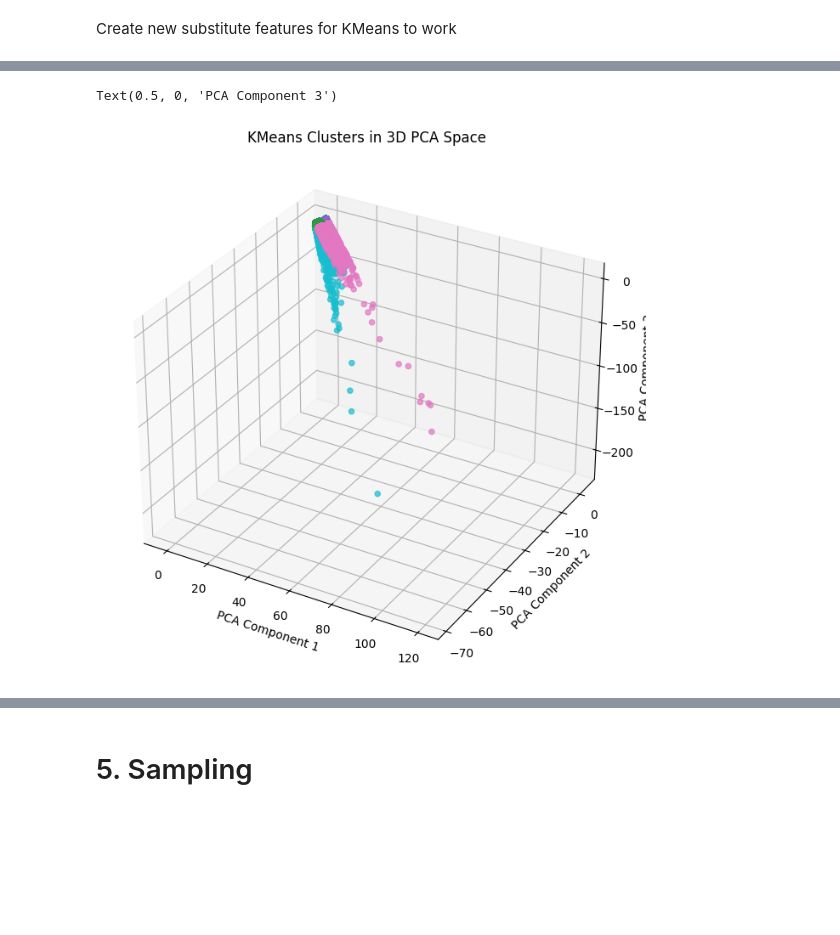
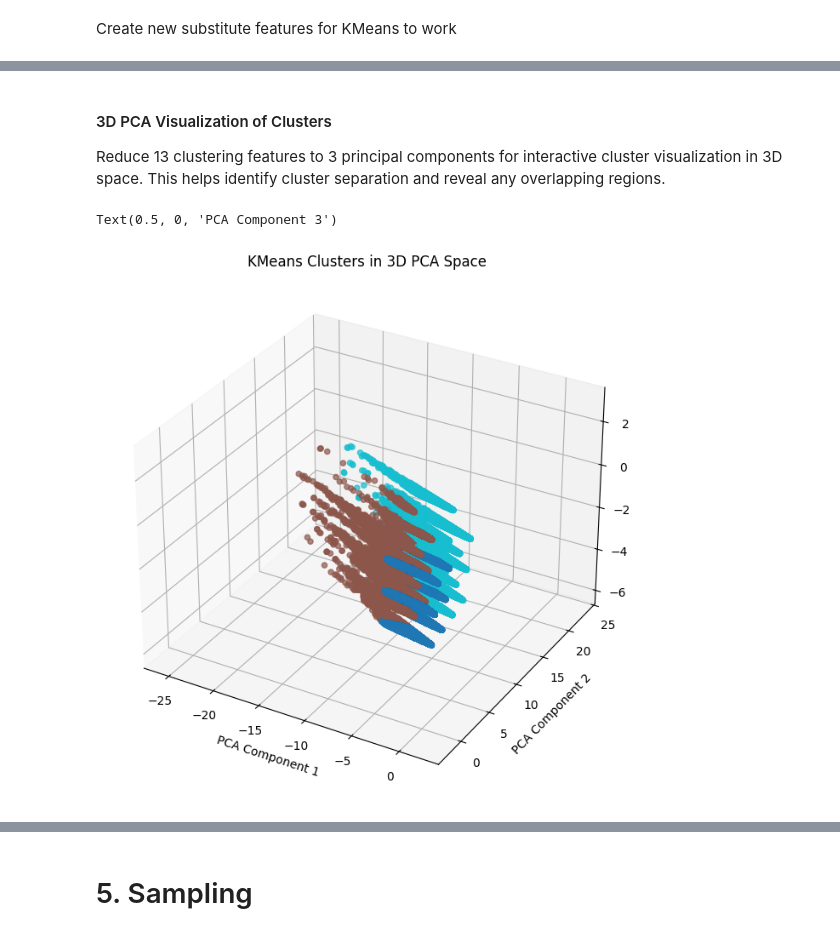
Before and after one commit to Sana-Shikalgar/amazon-review-nlp, a Jupyter notebook: notebook/03_clustering_sampling.ipynb, the cells around one changed output, grey strips where cells are left out. Cells and saved outputs as stored; diff of their text form; code cells hidden in the pictures; blank space fills up the shorter version.

```diff
--- a/notebook/03_clustering_sampling.ipynb
+++ b/notebook/03_clustering_sampling.ipynb
@@ -87,0 +98,28 @@ else:
+# %%
+if "image_bucket" in df.columns:
+    # Print the current dtype and values to diagnose
+    print(f"Current dtype of 'image_bucket': {df['image_bucket'].dtype}")
+    print(f"Unique values: {df['image_bucket'].unique()}")
+
+    # Define the mapping
+    image_bucket_map = {
+        '0 images': 0,
+        '1 image': 1,
+        '2 images': 2,
+        '3+ images': 3
+    }
+
+    # Convert categorical to string first
+    df['image_bucket'] = df['image_bucket'].astype(str).map(image_bucket_map)
+
+    # Check for NaNs in all clustering features
+    nan_counts = df[FEATURES_FOR_CLUSTERING].isna().sum()
+    if nan_counts.sum() > 0:
+        print(f"\nNaN counts by feature:")
+        print(nan_counts[nan_counts > 0])
+
+    print("✓ 'image_bucket' successfully mapped to numeric values for clustering.")
+    print("  Mapping: '0 images'→0, '1 image'→1, '2 images'→2, '3+ images'→3")
+    print(f"\nValue counts after mapping:\n{df['image_bucket'].value_counts().sort_index()}")
+else:
+    print("⚠️ 'image_bucket' column not found in dataset")
@@ -97,7 +163,8 @@ Create new substitute features for KMeans to work
 # %%
 features = FEATURES_FOR_CLUSTERING
 
-X = df_kmeans[features].copy()
-print(f"Dataframe for clustering: \n{X.head(2)}")
+df_kmeans = df[features].copy()
+print("Dataframe for clustering:")
+df_kmeans.head(2)
 # %% [output]
 Dataframe for clustering:
@@ -111,4 +174,4 @@ Dataframe for clustering:
 # %%
 # Stardardiz the features for better clustering performance
 scaler = StandardScaler()
-X_scaled = scaler.fit_transform(X)
+df_kmeans_scaled = scaler.fit_transform(df_kmeans)
@@ -180,6 +247,6 @@ Although k=6 has a slightly higher silhouette score, the improvement over k=5 is
 # %%
-# num_clusters = int(input("Based on the Elbow and Silhouette analysis, enter the optimal number of clusters (k): "))
-num_clusters = 6
+num_clusters = int(input("Based on the Elbow and Silhouette analysis, enter the optimal number of clusters (k): "))
+# num_clusters = 6
 
 kmeans = KMeans(n_clusters=num_clusters, random_state=RANDOM_STATE)
-df_kmeans['cluster_kmeans'] = kmeans.fit_predict(X_scaled)
+df_kmeans['cluster_kmeans'] = kmeans.fit_predict(df_kmeans_scaled)
@@ -235,24 +326,28 @@ plt.show()
+# %% [markdown]
+#### 3D PCA Visualization of Clusters
+
+Reduce 13 clustering features to 3 principal components for interactive cluster visualization in 3D space. This helps identify cluster separation and reveal any overlapping regions.
 # %%
 pca3d = PCA(n_components=3, random_state=RANDOM_STATE)
-X_pca = pca3d.fit_transform(X_scaled)
+X_pca = pca3d.fit_transform(df_kmeans_scaled)
 
 
 # 3D Scatter Plot of PCA Components colored by KMeans clusters
 fig = plt.figure(figsize=(10,8))
 ax = fig.add_subplot(111, projection='3d')
 
 scatter = ax.scatter(
     X_pca[:, 0], X_pca[:, 1], X_pca[:, 2],
     c = df_kmeans['cluster_kmeans'],
     cmap = 'tab10',
     s = 20,
     alpha = 0.7
 )
 
 ax.set_title('KMeans Clusters in 3D PCA Space')
 ax.set_xlabel('PCA Component 1')
 ax.set_ylabel('PCA Component 2')
 ax.set_zlabel('PCA Component 3')
 # %% [output]
 Text(0.5, 0, 'PCA Component 3')
-[figure, old version]
+[figure, new version]
```
Also changed, not shown: parts of 33 cells of this notebook.
